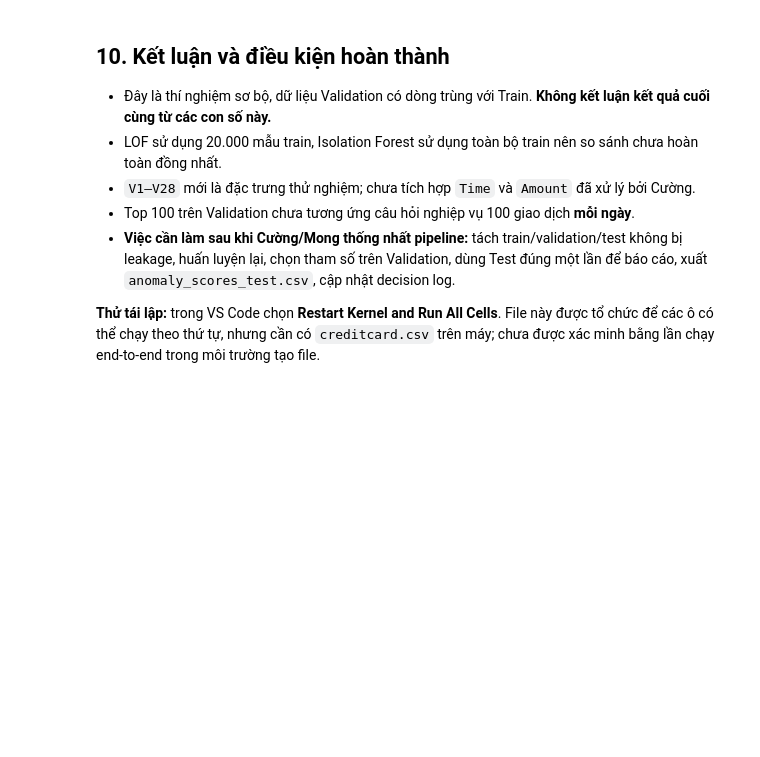
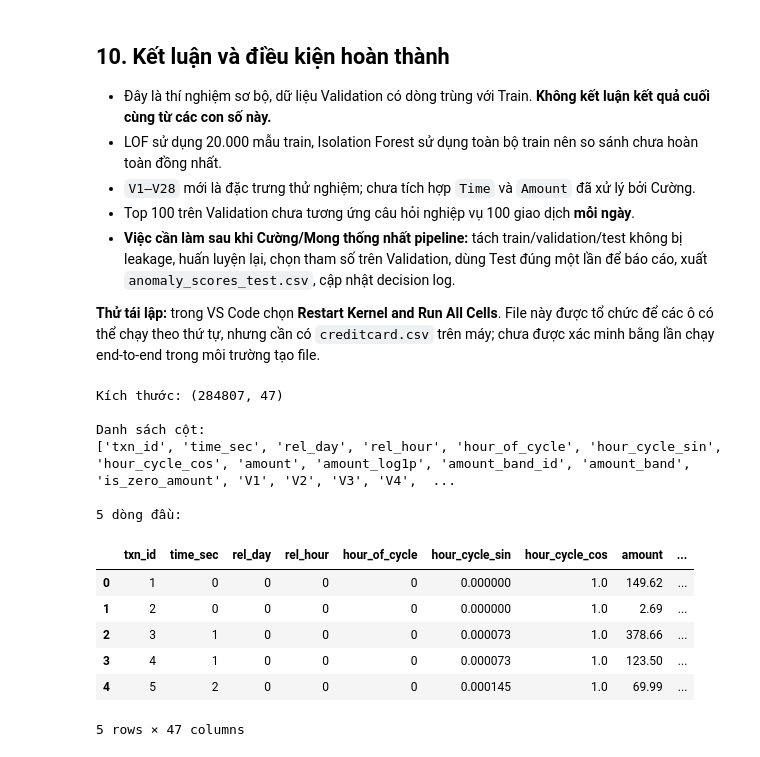
Before and after one commit to phamvanquynh04112005-prog/Data_Mining, a Jupyter notebook: notebooks/03_anomaly_detection.ipynb, the cells around one changed output. Saved outputs shown, nothing was run; the diff lists cells and outputs as text; code cells hidden in the pictures; blank space fills up the shorter version.

Commit message:
feat: evaluate anomaly models on processed data

```diff
--- a/notebooks/03_anomaly_detection.ipynb
+++ b/notebooks/03_anomaly_detection.ipynb
@@ -227,3 +227,34 @@ print("Đã lưu 4 file đánh giá nháp vào:", output_dir)
 - **Việc cần làm sau khi Cường/Mong thống nhất pipeline:** tách train/validation/test không bị leakage, huấn luyện lại, chọn tham số trên Validation, dùng Test đúng một lần để báo cáo, xuất `anomaly_scores_test.csv`, cập nhật decision log.
 
 **Thử tái lập:** trong VS Code chọn **Restart Kernel and Run All Cells**. File này được tổ chức để các ô có thể chạy theo thứ tự, nhưng cần có `creditcard.csv` trên máy; chưa được xác minh bằng lần chạy end-to-end trong môi trường tạo file.
+# %%
+import pandas as pd
+from pathlib import Path
+
+root = Path.cwd()
+if not (root / "data").exists():
+    root = root.parent
+
+data_path = root / "data/processed/transactions_processed.csv"
+
+processed_df = pd.read_csv(data_path)
+
+print("Kích thước:", processed_df.shape)
+print("\nDanh sách cột:")
+print(processed_df.columns.tolist())
+print("\n5 dòng đầu:")
+display(processed_df.head())
+# %% [output]
+Kích thước: (284807, 47)
+
+Danh sách cột:
+['txn_id', 'time_sec', 'rel_day', 'rel_hour', 'hour_of_cycle', 'hour_cycle_sin', 'hour_cycle_cos', 'amount', 'amount_log1p', 'amount_band_id', 'amount_band', 'is_zero_amount', 'V1', 'V2', 'V3', 'V4',  ...
+
+5 dòng đầu:
+|  | txn_id | time_sec | rel_day | rel_hour | hour_of_cycle | hour_cycle_sin | hour_cycle_cos | amount | ... |
+| 0 | 1 | 0 | 0 | 0 | 0 | 0.000000 | 1.0 | 149.62 | ... |
+| 1 | 2 | 0 | 0 | 0 | 0 | 0.000000 | 1.0 | 2.69 | ... |
+| 2 | 3 | 1 | 0 | 0 | 0 | 0.000073 | 1.0 | 378.66 | ... |
+| 3 | 4 | 1 | 0 | 0 | 0 | 0.000073 | 1.0 | 123.50 | ... |
+| 4 | 5 | 2 | 0 | 0 | 0 | 0.000145 | 1.0 | 69.99 | ... |
+5 rows × 47 columns
```
Also changed, not shown: parts of 11 cells of this notebook, 3 other files.
